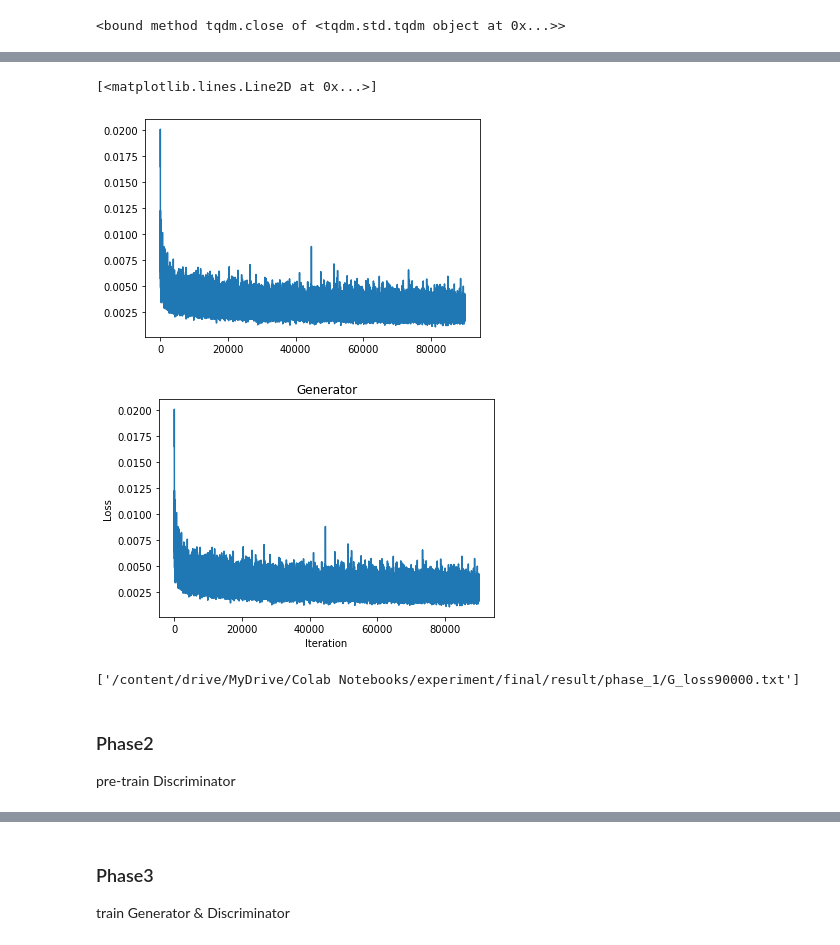
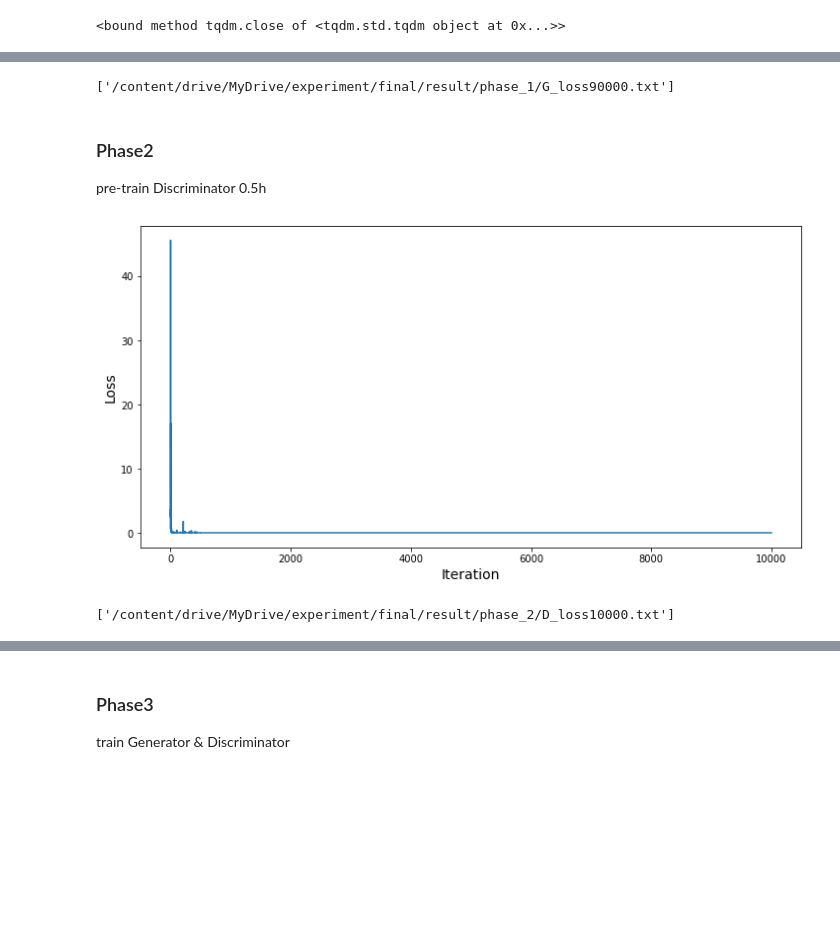
Before and after one commit to nomnomnonono/Image-Completion, a Jupyter notebook: GLCIC/GLCIC.ipynb, the cells around one changed output, grey strips where cells are left out. Drawn from its saved outputs; the diff is of its cells as text; code cells hidden in the pictures; blank space fills up the shorter version.

```diff
--- a/GLCIC/GLCIC.ipynb
+++ b/GLCIC/GLCIC.ipynb
@@ -56,12 +58,10 @@ from tools import crop, define_hole_area, generate_mask, generate_multiple_mask,
 ## 初期設定
 # %%
 data_dir = "img_align_celeba"
-result_dir = "/content/drive/MyDrive/Colab Notebooks/experiment/final/result"
+result_dir = "/content/drive/MyDrive/experiment/final/result"
 recursive_search = False
 data_parallel = False
 device = torch.device('cuda')
-init_model_cn = os.path.join(result_dir, 'phase_4', 'cn_step40000.pth')
-init_model_cd = os.path.join(result_dir, 'phase_4', 'cd_step40000.pth')
 cn_input_size = 120
 ld_input_size = 72
 hole_min_w = 36
@@ -69,8 +69,8 @@ hole_max_w = 72
 hole_min_h = 36
 hole_max_h = 72
 n_holes = 4
-radius_min = 20
-radius_max = 30
+radius_min = 18
+radius_max = 36
 steps1 = 90000
 steps2 = 10000
 steps3 = 400000
@@ -149,28 +149,25 @@ pre-train Generator
 # %%
 model_cn = CompletionNetwork()
-if init_model_cn is not None:
-  model_cn.load_state_dict(torch.load(init_model_cn, map_location='cpu'))
-if data_parallel:
-  model_cn = DataParallel(model_cn)
 model_cn = model_cn.to(device)
 opt_cn = Adadelta(model_cn.parameters())
 G_loss = []
 # %%
 cnt_bdivs = 0
-pbar = tqdm(total=steps1-10000)
+pbar = tqdm(total=steps1)
 
-while pbar.n < steps1-10000:
+while pbar.n < steps1:
   for x in train_loader:
     # forward
     x = x.to(device)
-    mask = generate_mask(
+    mask = generate_multiple_mask(
         shape=(x.shape[0], 1, x.shape[2], x.shape[3]),
         hole_size=((hole_min_w, hole_max_w),
                    (hole_min_h, hole_max_h)),
         hole_area=define_hole_area(
             (ld_input_size, ld_input_size),
             (x.shape[3], x.shape[2])
-        )[0]
+        )[0],
+        n_holes=1
     ).to(device)
     x_mask = x - x * mask + mpv * mask
     input = torch.cat((x_mask, mask), dim=1)
@@ -196,14 +193,15 @@ while pbar.n < steps1-10000:
               test,
               batch_size=num_test_completions
           ).to(device)
-          mask = generate_mask(
+          mask = generate_multiple_mask(
               shape=(x.shape[0], 1, x.shape[2], x.shape[3]),
               hole_size=((hole_min_w, hole_max_w),
                          (hole_min_h, hole_max_h)),
               hole_area=define_hole_area(
               (ld_input_size, ld_input_size),
               (x.shape[3], x.shape[2])
-              )[0]
+              )[0],
+              n_holes=1
           ).to(device)
           x_mask = x - x * mask + mpv * mask
           input = torch.cat((x_mask, mask), dim=1)
@@ -216,18 +214,18 @@ while pbar.n < steps1-10000:
               completed.cpu()
           ), dim=0)
           img_path = os.path.join(
-              result_dir, 'phase_1', 'step%d.jpg' % (pbar.n+10000)
+              result_dir, 'phase_1', 'step%d.jpg' % (pbar.n)
           )
           save_image(imgs, img_path, nrow=len(x))
           model_cn_path = os.path.join(
-              result_dir, 'phase_1', 'step%d.pth' % (pbar.n+10000)
+              result_dir, 'phase_1', 'step%d.pth' % (pbar.n)
           )
           torch.save(
               model_cn.state_dict(),
               model_cn_path
           )
         model_cn.train()
-      if pbar.n >= steps1-10000:
+      if pbar.n >= steps1:
         break
     break
 pbar.close()
@@ -234,7 +240,7 @@ pbar.close()
 # %%
-before = joblib.load(os.path.join(result_dir, 'phase_1', 'G_loss10000.txt'))
+joblib.dump(G_loss, os.path.join(result_dir, 'phase_1', 'G_loss90000.txt'))
+# %% [output]
+['/content/drive/MyDrive/experiment/final/result/phase_1/G_loss90000.txt']
-# %%
-total_loss = list(itertools.chain(before, G_loss))
-# %% [output]
-[<matplotlib.lines.Line2D at 0x...>]
-[figure, removed]
+# %% [markdown]
+### Phase2
+pre-train Discriminator  0.5h
@@ -241,16 +345,12 @@ total_loss = list(itertools.chain(before, G_loss))
 # %%
-fig = plt.figure()
-plt.plot(total_loss)
-plt.xlabel('Iteration')
-plt.ylabel('Loss')
-plt.title('Generator')
-fig.savefig(os.path.join(result_dir, 'phase_1', 'G_loss90000.png'))
+fig = plt.figure(figsize=(12, 6))
+plt.plot(D_loss)
+plt.xlabel('Iteration', fontsize=14)
+plt.ylabel('Loss', fontsize=14)
+fig.savefig(os.path.join(result_dir, 'phase_2', 'D_loss10000.png'))
 # %% [output]
-[figure, old version]
+[figure, new version]
 # %%
-joblib.dump(total_loss, os.path.join(result_dir, 'phase_1', 'G_loss90000.txt'))
+joblib.dump(D_loss, os.path.join(result_dir, 'phase_2', 'D_loss10000.txt'))
 # %% [output]
-['/content/drive/MyDrive/Colab Notebooks/experiment/final/result/phase_1/G_loss90000.txt']
+['/content/drive/MyDrive/experiment/final/result/phase_2/D_loss10000.txt']
-# %% [markdown]
-### Phase2
-pre-train Discriminator
```
Also changed, not shown: parts of 56 cells of this notebook.
